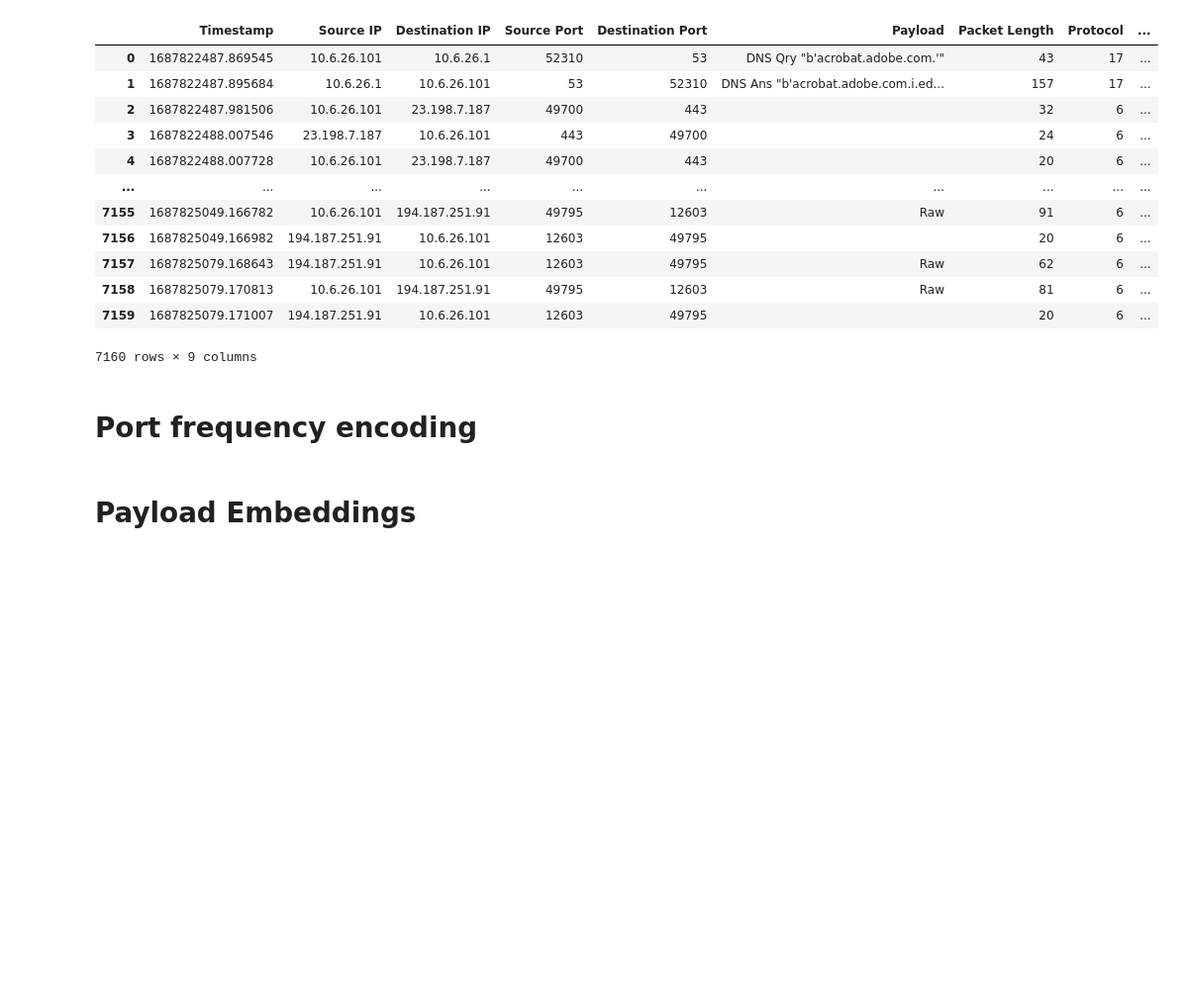
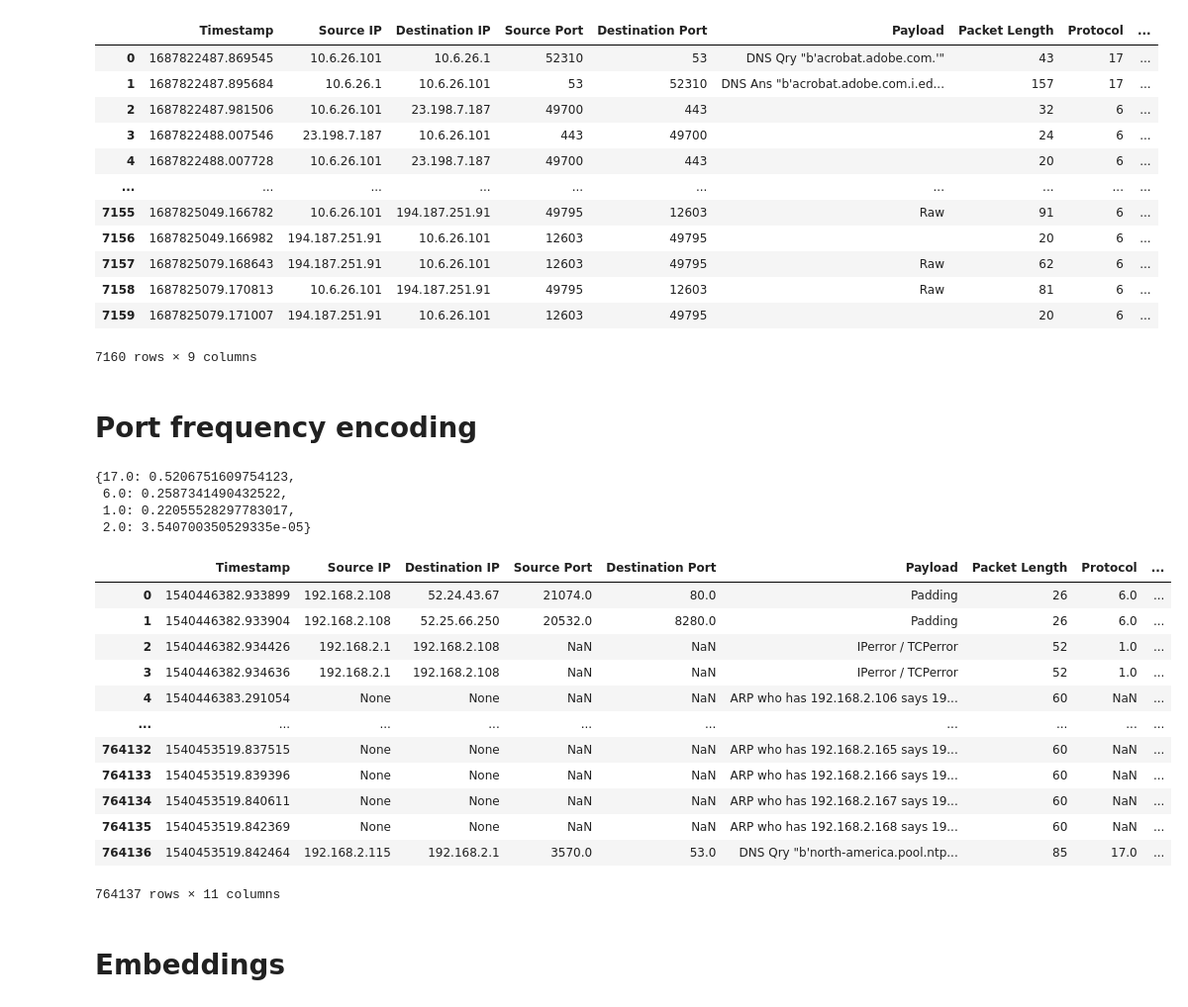
Before and after one commit to mundruid/cyber-ml, a Jupyter notebook: cyber_ml/blog_fe_3.ipynb, the cells around one changed output. Shown at 99% size. Drawn from its saved outputs; the diff is of its cells as text; code cells hidden in the pictures; blank space fills up the shorter version.

Commit message:
adds embeddings

```diff
--- a/cyber_ml/blog_fe_3.ipynb
+++ b/cyber_ml/blog_fe_3.ipynb
@@ -164,5 +173,31 @@ guloader_df
 7160 rows × 9 columns
 # %% [markdown]
 # Port frequency encoding
+# %%
+frequency_encoding = mirai_df['Protocol'].value_counts(normalize=True).to_dict()
+mirai_df['Protocol_freq_encoded'] = mirai_df['Protocol'].map(frequency_encoding)
+# %%
+frequency_encoding
+# %% [output]
+{17.0: 0.5206751609754123,
+ 6.0: 0.2587341490432522,
+ 1.0: 0.22055528297783017,
+ 2.0: 3.540700350529335e-05}
+# %%
+mirai_df
+# %% [output]
+|  | Timestamp | Source IP | Destination IP | Source Port | Destination Port | Payload | Packet Length | Protocol | ... |
+| 0 | 1540446382.933899 | 192.168.2.108 | 52.24.43.67 | 21074.0 | 80.0 | Padding | 26 | 6.0 | ... |
+| 1 | 1540446382.933904 | 192.168.2.108 | 52.25.66.250 | 20532.0 | 8280.0 | Padding | 26 | 6.0 | ... |
+| 2 | 1540446382.934426 | 192.168.2.1 | 192.168.2.108 | NaN | NaN | IPerror / TCPerror | 52 | 1.0 | ... |
+| 3 | 1540446382.934636 | 192.168.2.1 | 192.168.2.108 | NaN | NaN | IPerror / TCPerror | 52 | 1.0 | ... |
+| 4 | 1540446383.291054 | None | None | NaN | NaN | ARP who has 192.168.2.106 says 19... | 60 | NaN | ... |
+| ... | ... | ... | ... | ... | ... | ... | ... | ... | ... |
+| 764132 | 1540453519.837515 | None | None | NaN | NaN | ARP who has 192.168.2.165 says 19... | 60 | NaN | ... |
+| 764133 | 1540453519.839396 | None | None | NaN | NaN | ARP who has 192.168.2.166 says 19... | 60 | NaN | ... |
+| 764134 | 1540453519.840611 | None | None | NaN | NaN | ARP who has 192.168.2.167 says 19... | 60 | NaN | ... |
+| 764135 | 1540453519.842369 | None | None | NaN | NaN | ARP who has 192.168.2.168 says 19... | 60 | NaN | ... |
+| 764136 | 1540453519.842464 | 192.168.2.115 | 192.168.2.1 | 3570.0 | 53.0 | DNS Qry "b'north-america.pool.ntp... | 85 | 17.0 | ... |
+764137 rows × 11 columns
 # %% [markdown]
-# Payload Embeddings
+# Embeddings
```
Also changed, not shown: parts of 10 cells of this notebook.
